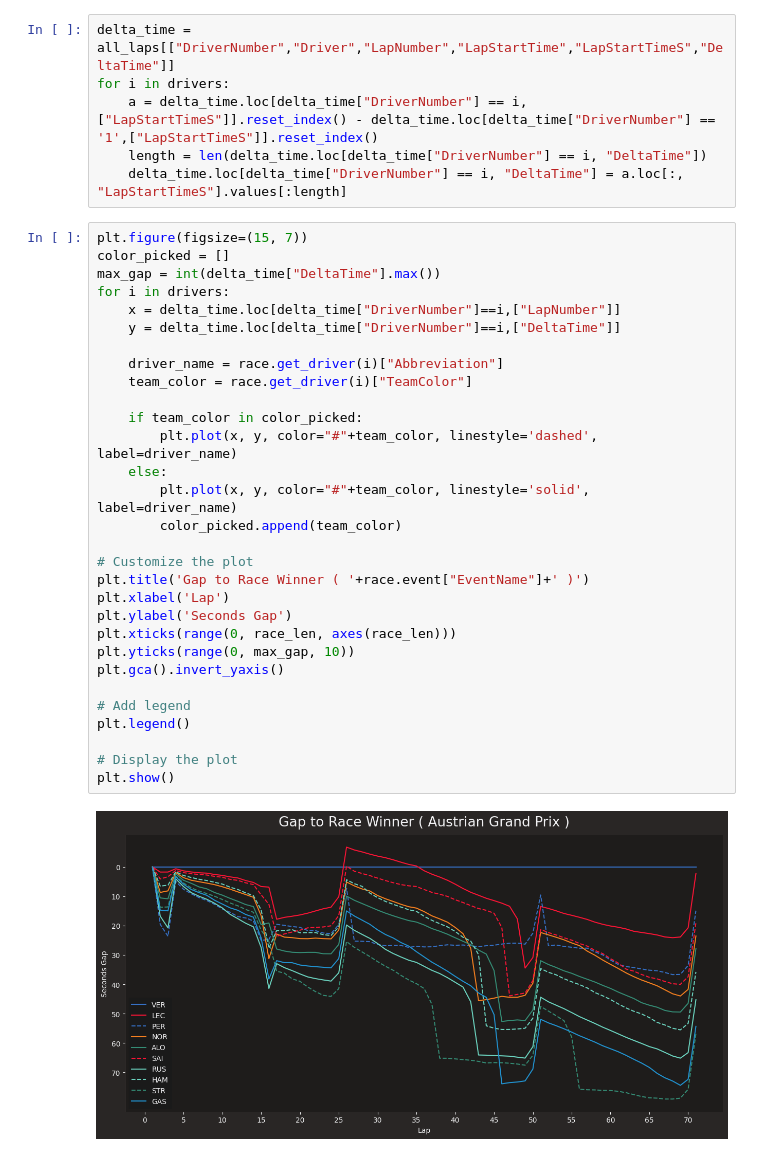
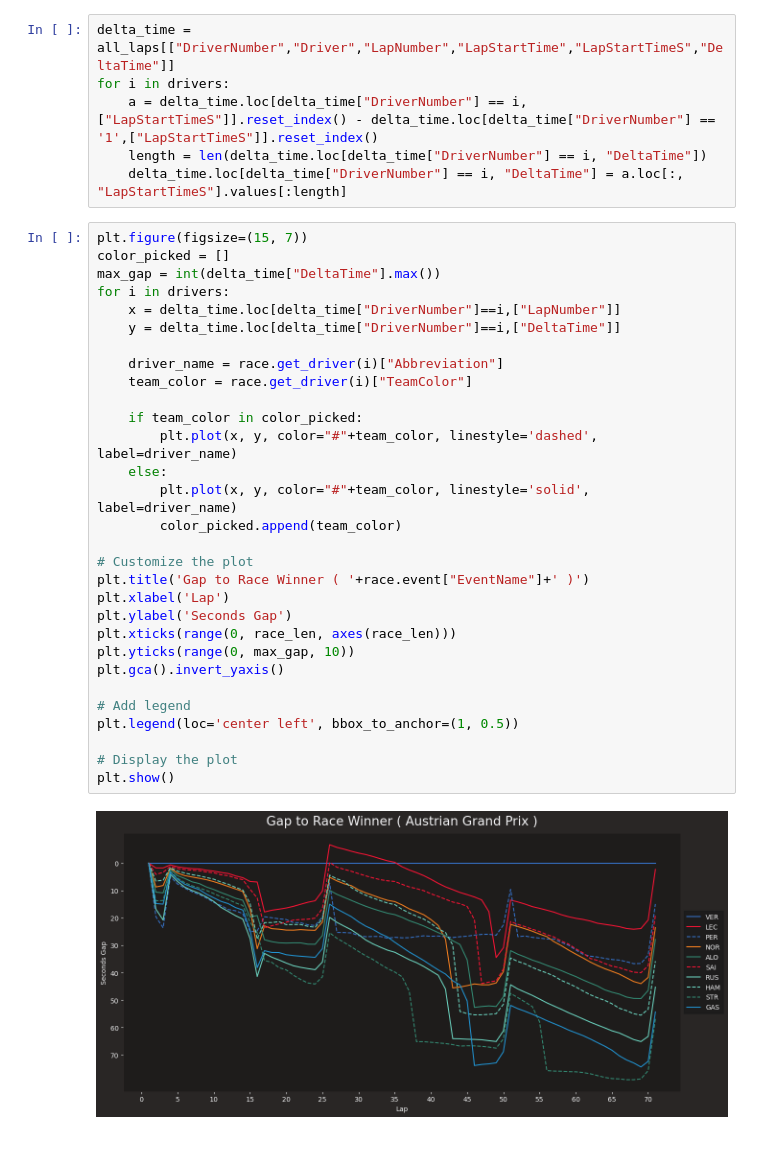
Before and after one commit to RACIM01/F1_Data_Analysing_RCM, a Jupyter notebook: gaptoracewinner.ipynb, the cells around one changed output. Cells and saved outputs as stored; diff of their text form.

```diff
--- a/gaptoracewinner.ipynb
+++ b/gaptoracewinner.ipynb
@@ -48,32 +63,32 @@ for i in drivers:
 # %%
 plt.figure(figsize=(15, 7))
 color_picked = []
 max_gap = int(delta_time["DeltaTime"].max())
 for i in drivers:
     x = delta_time.loc[delta_time["DriverNumber"]==i,["LapNumber"]]
     y = delta_time.loc[delta_time["DriverNumber"]==i,["DeltaTime"]]
 
     driver_name = race.get_driver(i)["Abbreviation"]
     team_color = race.get_driver(i)["TeamColor"]
 
     if team_color in color_picked:
         plt.plot(x, y, color="#"+team_color, linestyle='dashed', label=driver_name)
     else:
         plt.plot(x, y, color="#"+team_color, linestyle='solid', label=driver_name)
         color_picked.append(team_color)
 
 # Customize the plot
 plt.title('Gap to Race Winner ( '+race.event["EventName"]+' )')
 plt.xlabel('Lap')
 plt.ylabel('Seconds Gap')
 plt.xticks(range(0, race_len, axes(race_len)))
 plt.yticks(range(0, max_gap, 10))
 plt.gca().invert_yaxis()
 
 # Add legend
-plt.legend()
+plt.legend(loc='center left', bbox_to_anchor=(1, 0.5))
 
 # Display the plot
 plt.show()
 # %% [output]
-[figure, old version]
+[figure, new version]
```
Also changed, not shown: parts of 1 cell of this notebook, 3 other files.
